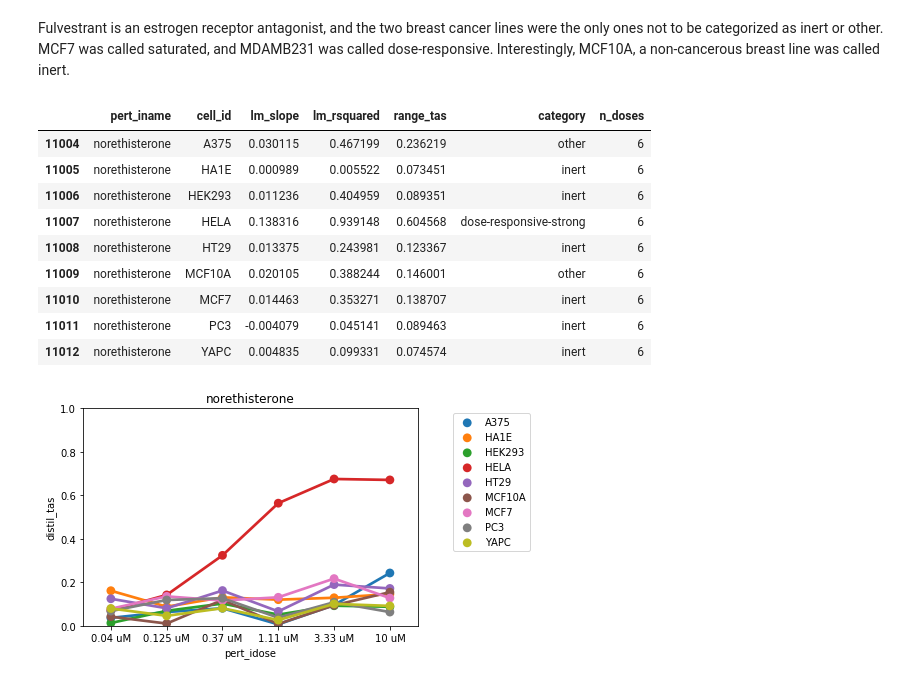
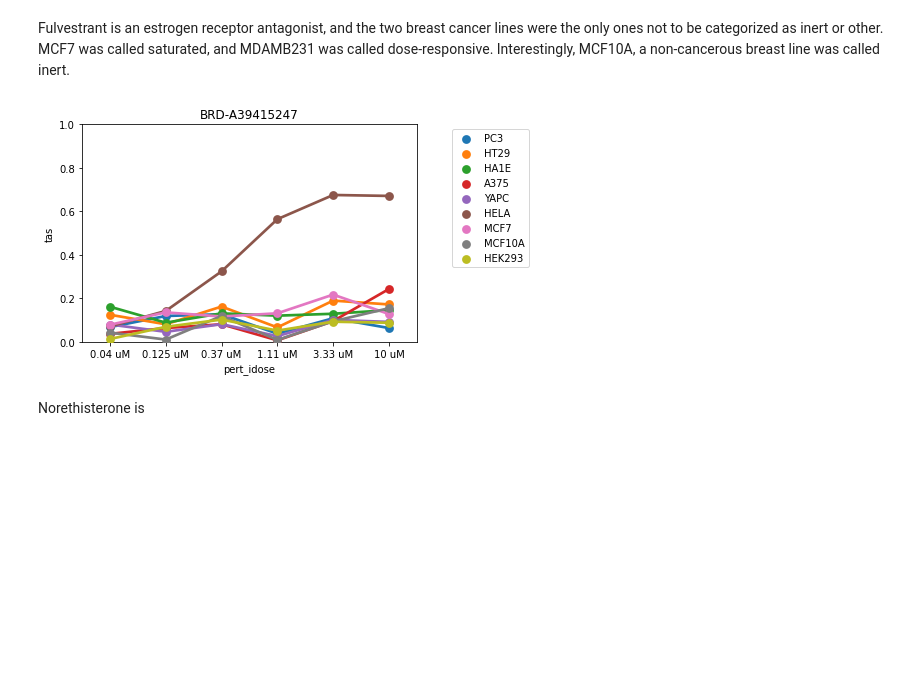
Before and after one commit to cmap/lincs-workshop-2020, a Jupyter notebook: notebooks/gene_expression/Exercise_2_Compound_dose_response.ipynb, the cells around one changed output. Drawn from its saved outputs; the diff is of its cells as text; code cells hidden in the pictures; blank space fills up the shorter version.

```diff
--- a/notebooks/gene_expression/Exercise_2_Compound_dose_response.ipynb
+++ b/notebooks/gene_expression/Exercise_2_Compound_dose_response.ipynb
@@ -770,25 +760,16 @@ cp_cell_metrics[cp_cell_metrics["pert_iname"] == cp][["pert_iname", "cell_id", "
 # %% [markdown]
 Fulvestrant is an estrogen receptor antagonist, and the two breast cancer lines were the only ones not to be categorized as inert or other. MCF7 was called saturated, and MDAMB231 was called dose-responsive. Interestingly, MCF10A, a non-cancerous breast line was called inert.
 # %%
-cp = "norethisterone"
-cp_subset = siginfo[siginfo["pert_iname"] == cp].dropna(subset=["distil_tas"])
+# norethisterone
+cp = "BRD-A39415247"
+cp_subset = siginfo[siginfo["cmap_name"] == cp].dropna(subset=["tas"])
 
 f, ax = plt.subplots()
-sns.pointplot(x="pert_idose", y="distil_tas", hue="cell_id", data=cp_subset, order=dose_series);
+sns.pointplot(x="pert_idose", y="tas", hue="cell_iname", data=cp_subset, order=allowed_doses);
 plt.title(cp);
 plt.legend(bbox_to_anchor=(1.35,1), loc="upper right");
 plt.ylim(0,1);
-
-cp_cell_metrics[cp_cell_metrics["pert_iname"] == cp][["pert_iname", "cell_id", "lm_slope", "lm_rsquared", "range_tas", "category", "n_doses"]]
 # %% [output]
-|  | pert_iname | cell_id | lm_slope | lm_rsquared | range_tas | category | n_doses |
-| 11004 | norethisterone | A375 | 0.030115 | 0.467199 | 0.236219 | other | 6 |
-| 11005 | norethisterone | HA1E | 0.000989 | 0.005522 | 0.073451 | inert | 6 |
-| 11006 | norethisterone | HEK293 | 0.011236 | 0.404959 | 0.089351 | inert | 6 |
-| 11007 | norethisterone | HELA | 0.138316 | 0.939148 | 0.604568 | dose-responsive-strong | 6 |
-| 11008 | norethisterone | HT29 | 0.013375 | 0.243981 | 0.123367 | inert | 6 |
-| 11009 | norethisterone | MCF10A | 0.020105 | 0.388244 | 0.146001 | other | 6 |
-| 11010 | norethisterone | MCF7 | 0.014463 | 0.353271 | 0.138707 | inert | 6 |
-| 11011 | norethisterone | PC3 | -0.004079 | 0.045141 | 0.089463 | inert | 6 |
-| 11012 | norethisterone | YAPC | 0.004835 | 0.099331 | 0.074574 | inert | 6 |
-[figure, old version]
+[figure, new version]
+# %% [markdown]
+Norethisterone is
```
Also changed, not shown: parts of 17 cells of this notebook.
